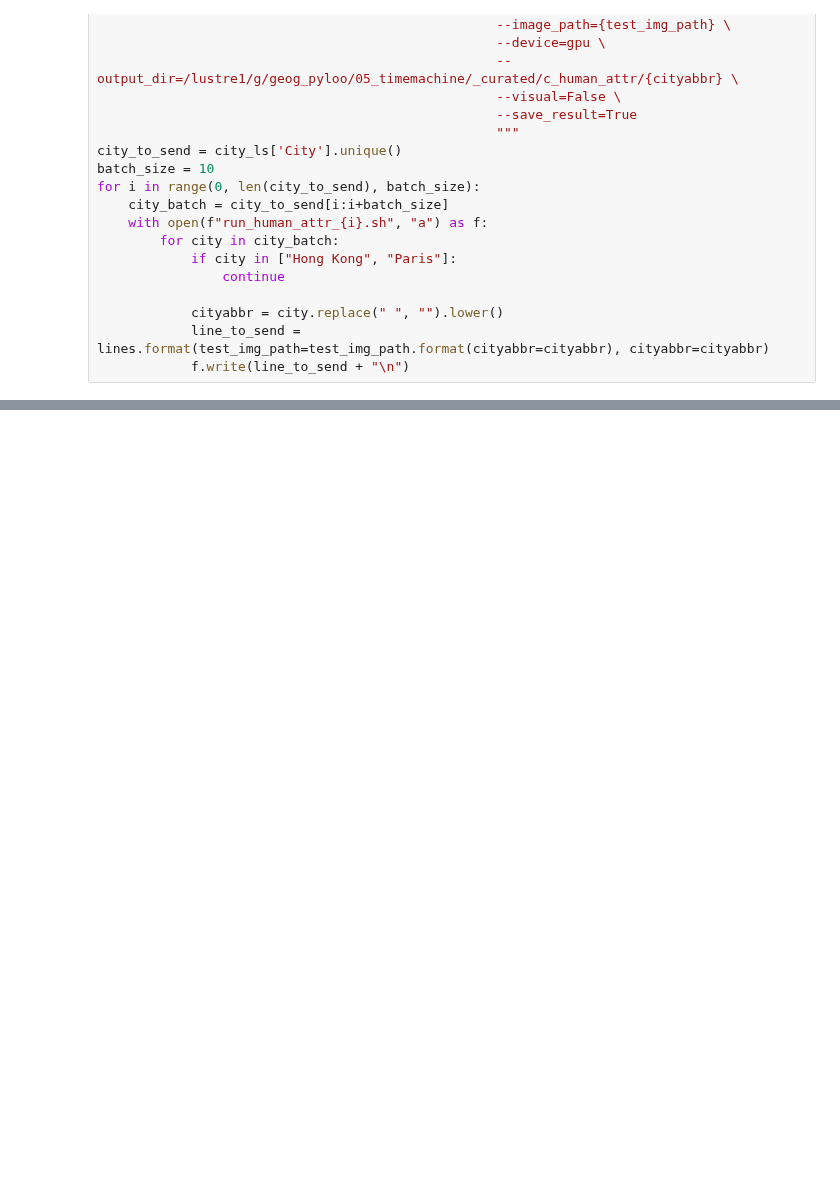
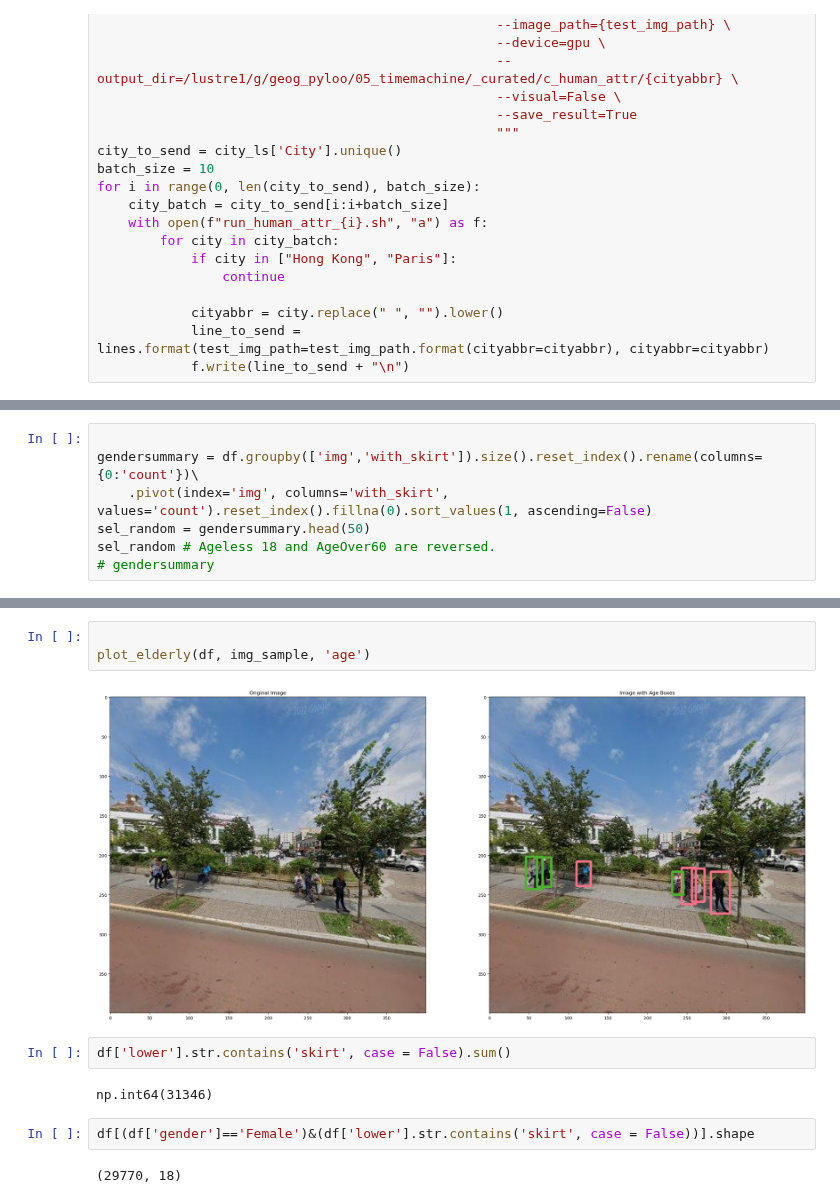
Before and after one commit to brookefzy/uvi-time-machine, a Jupyter notebook: _script/B-timemachine/07_attr.ipynb, the cells around one changed output, grey strips where cells are left out. Saved outputs shown, nothing was run; the diff lists cells and outputs as text; blank space fills up the shorter version.

```diff
--- a/_script/B-timemachine/07_attr.ipynb
+++ b/_script/B-timemachine/07_attr.ipynb
@@ -151,0 +255,7 @@ python deploy/pipeline/pipeline_no_viz.py --config deploy/pipeline/config/infer_
+# %%
+
+gendersummary = df.groupby(['img','with_skirt']).size().reset_index().rename(columns={0:'count'})\
+    .pivot(index='img', columns='with_skirt', values='count').reset_index().fillna(0).sort_values(1, ascending=False)
+sel_random = gendersummary.head(50)
+sel_random # Ageless 18 and AgeOver60 are reversed.
+# gendersummary
@@ -151,0 +354,13 @@ python deploy/pipeline/pipeline_no_viz.py --config deploy/pipeline/config/infer_
+# %%
+
+plot_elderly(df, img_sample, 'age')
+# %% [output]
+[figure, added]
+# %%
+df['lower'].str.contains('skirt', case = False).sum()
+# %% [output]
+np.int64(31346)
+# %%
+df[(df['gender']=='Female')&(df['lower'].str.contains('skirt', case = False))].shape
+# %% [output]
+(29770, 18)
```
Also changed, not shown: parts of 32 cells of this notebook, 4 other files.
